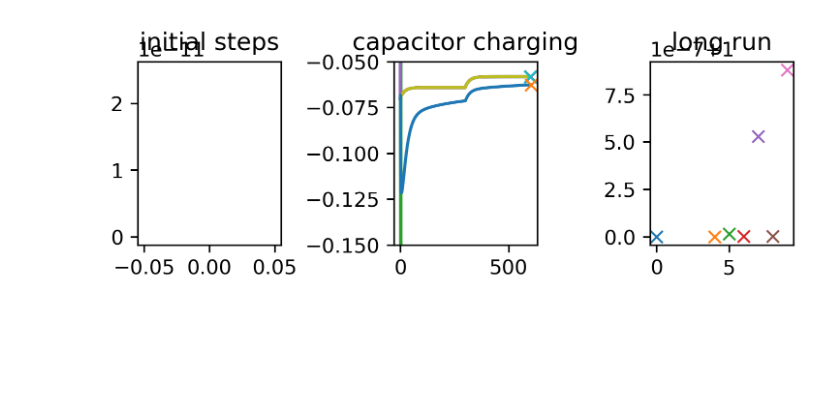
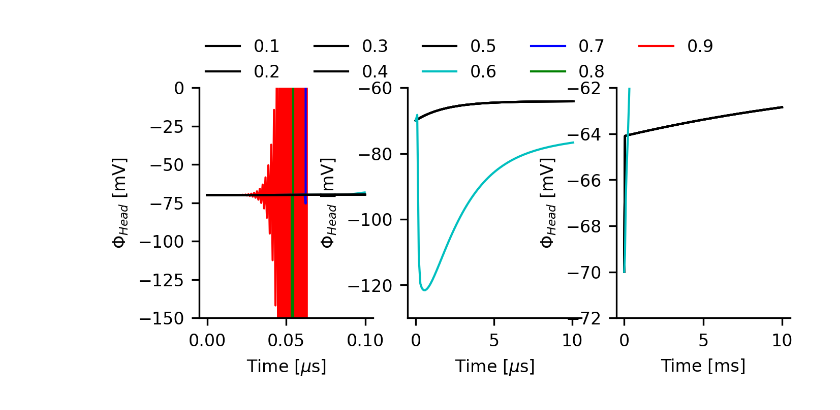
Before and after one commit to feblmu/Eberhardt2024Ion-concentration, a Jupyter notebook: notebooks/stability_analysis.ipynb, the cells around one changed output. Cells and saved outputs as stored; diff of their text form; code cells hidden in the pictures; blank space fills up the shorter version.

```diff
--- a/notebooks/stability_analysis.ipynb
+++ b/notebooks/stability_analysis.ipynb
@@ -46,5 +13,5 @@ time taken 3.302438497543335 seconds for 101 steps.
 # %%
-file_id = 'experiment_90'
+file_id = 'experiment_103'
 (x,
 a,
 t,
@@ -79,5 +46,4 @@ i_c,
 i_total,
 ) = plot.get_results_summary(file_id)
 
-phi80=copy.copy(phi)
-t80=copy.copy(t)
+plt.plot(phi[:,1])
@@ -135,0 +60,7 @@ The spine geometry consists of cylindical segemnts. All segment in the head have
+# %%
+l_eff = 1.3928571428571428e-6 # 1.4e-6#
+sim_id = list(range(94,100))
+for i,n_domain in enumerate(list(range(1,7))):
+    dx = l_eff/(3.*n_domain)
+    xi = np.arange(0.5*dx, l_eff, dx)
+    print('sim_id, n_domain, l:',sim_id[i], n_domain, xi[-1]-xi[0])
@@ -244,27 +460,84 @@ fig = plt.figure(dpi=300, figsize=(5,2))
 ax0 = fig.add_subplot(131)
 ax1 = fig.add_subplot(132)
 ax2 = fig.add_subplot(133)
-for n,phi in enumerate(phi_head):
-    i = experiment_ids_short[n]
-    ax0.plot(i_total)
 
-    ax1.plot(phi[:,1], label=i)
-    ax1.plot([len(phi[:,1])],phi[-1,1], marker = 'x')
-    if phi[-1,1] > -0.06:
-        print(phi[-1,1])
-        ax2.plot([n],phi[-1,1]/phi_head[0][-1,1], marker = 'x')
+colors = ['k','k','k','k','k'] + ['c'] + ['b','g','r',]
 
+t_max = 1.e-7
+delta_t = (1.e-10, 1.e-11, 1.e-12, 2.e-10, 3.e-10, 4.e-10, 5.e-10, 6.e-10, 7.e-10, 8.e-10, 9.e-10, 1.e-9, 1.e-8, 1.e-10)
+sub1 = [0,1,2,11,12]
+sub2 = [0,3,4,5,6,7,8,9,10]
+
+col_i = 0
+for n,phi in enumerate(phi_head_inital_tdiscr):
+    if n in sub2:
+        t = t_initial_tdiscr[n]
+        print(t[1] - t[0])
+        mask = t<t_max
+        t = t[mask]*1.e6
+        phi_n = phi[mask,1]*1.e3
+
+        #i = experiment_ids_short[n]
+        ax0.plot(t,phi_n,lw=1,label=delta_t[n]*1.e9, color=colors[col_i], zorder=-n)
+        col_i+=1
+        ax0.set_ylim(-150,0)
+        ax0.set_xlabel('Time [$\mu$s]', fontsize=8)
+        ax0.set_ylabel('$\Phi_{Head}$ [mV]', fontsize=8)
+        ax0.tick_params(labelsize=8)
+        ax0.spines['top'].set_visible(False)
+        ax0.spines['right'].set_visible(False)
+
+        #ax1.plot(phi[:,1], label=i)
+        #ax1.plot([len(phi[:,1])],phi[-1,1], marker = 'x')
+        #if phi[-1,1] > -0.06:
+        #    print(phi[-1,1])
+        #    ax2.plot([n],phi[-1,1]/phi_head[0][-1,1], marker = 'x')
+ax0.legend(loc=(0.,1.), fontsize=8, frameon=False, ncol=5)
 #ax1.legend()
 
-ax0.set_title('initial steps')
-ax1.set_title('capacitor charging')
-ax2.set_title('long run')
+t_max = 10.1
+for n,phi in enumerate(phi_cap_tdiscr):
+    phi = phi*1.e3
+    t = t_cap_tdiscr[n] * 1.e6
+    mask = t < t_max
+    t = t[mask]
+    ax1.plot(t,phi[mask,1],color=colors[n], lw=1.)
+    ax1.set_ylim(-130,-60)
+    ax1.set_xlabel('Time [$\mu$s]', fontsize=8)
+    ax1.set_ylabel('$\Phi_{Head}$ [mV]', fontsize=8)
+    ax1.tick_params(labelsize=8)
+    ax1.spines['top'].set_visible(False)
+    ax1.spines['right'].set_visible(False)
 
-ax1.set_ylim([-0.15,-0.05])
+
+for n,phi in enumerate(phi_long_tdiscr):
+    t = t_long_tdiscr[n]
+    t_max = 10.e-3
+    mask = t<t_max
+    t = t[mask]
+    phi_n = phi[mask,1]*1.e3
+    c_Na = c_Na_long_tdiscr[n][mask,1]
+
+    i = experiment_ids_long_tdiscr[n]
+    print(n,i,delta_t[n],phi[-1,1]<-0.062)
+    ax2.plot(t*1.e3,phi_n,lw=1,label=str(delta_t[n])+' ns', color=colors[n])
+    ax2.set_ylim(-72,-62)
+    #ax2.legend(fontsize=8)
+    ax2.set_xlabel('Time [ms]', fontsize=8)
+    ax2.set_ylabel('$\Phi_{Head}$ [mV]', fontsize=8)
+    ax2.tick_params(labelsize=8)
+    ax2.spines['right'].set_visible(False)
+    ax2.spines['top'].set_visible(False)
+
+
+#ax0.set_title('initial steps')
+#ax1.set_title('capacitor charging')
+#ax2.set_title('long run')
+
 #ax2.set_ylim([-0.0581907,-0.0581906])
 #ax2.set_yticks([-0.0581907,-0.0581906])
 #ax2.set_ylabel([-0.0581907,-0.0581906])
 
-plt.tight_layout()
+#plt.tight_layout()
 plt.show()
 # %% [output]
@@ -278,2 +562,2 @@ plt.show()
-[figure, old version]
+[figure, new version]
 # %%
```
Also changed, not shown: parts of 21 cells of this notebook, 4 other files.
